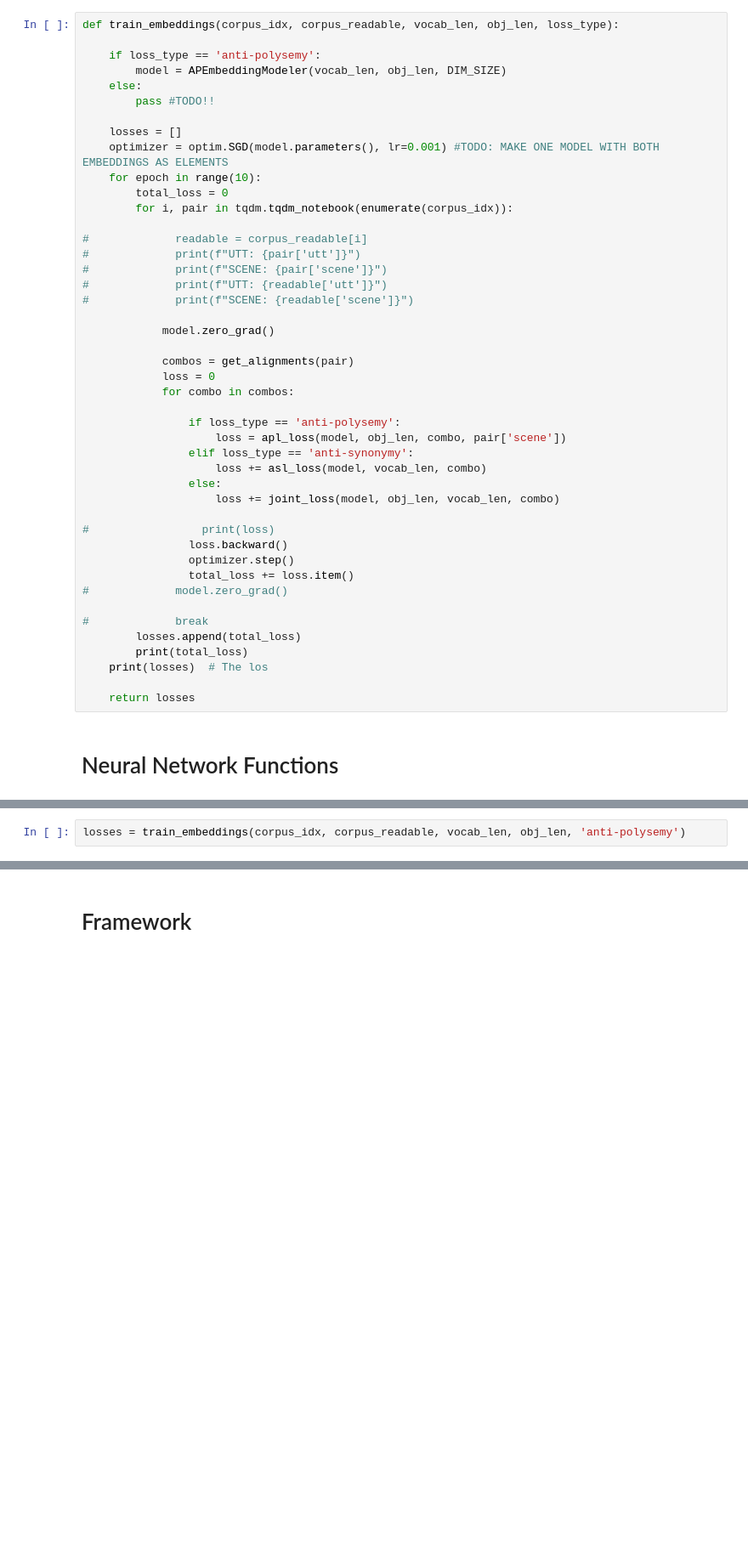
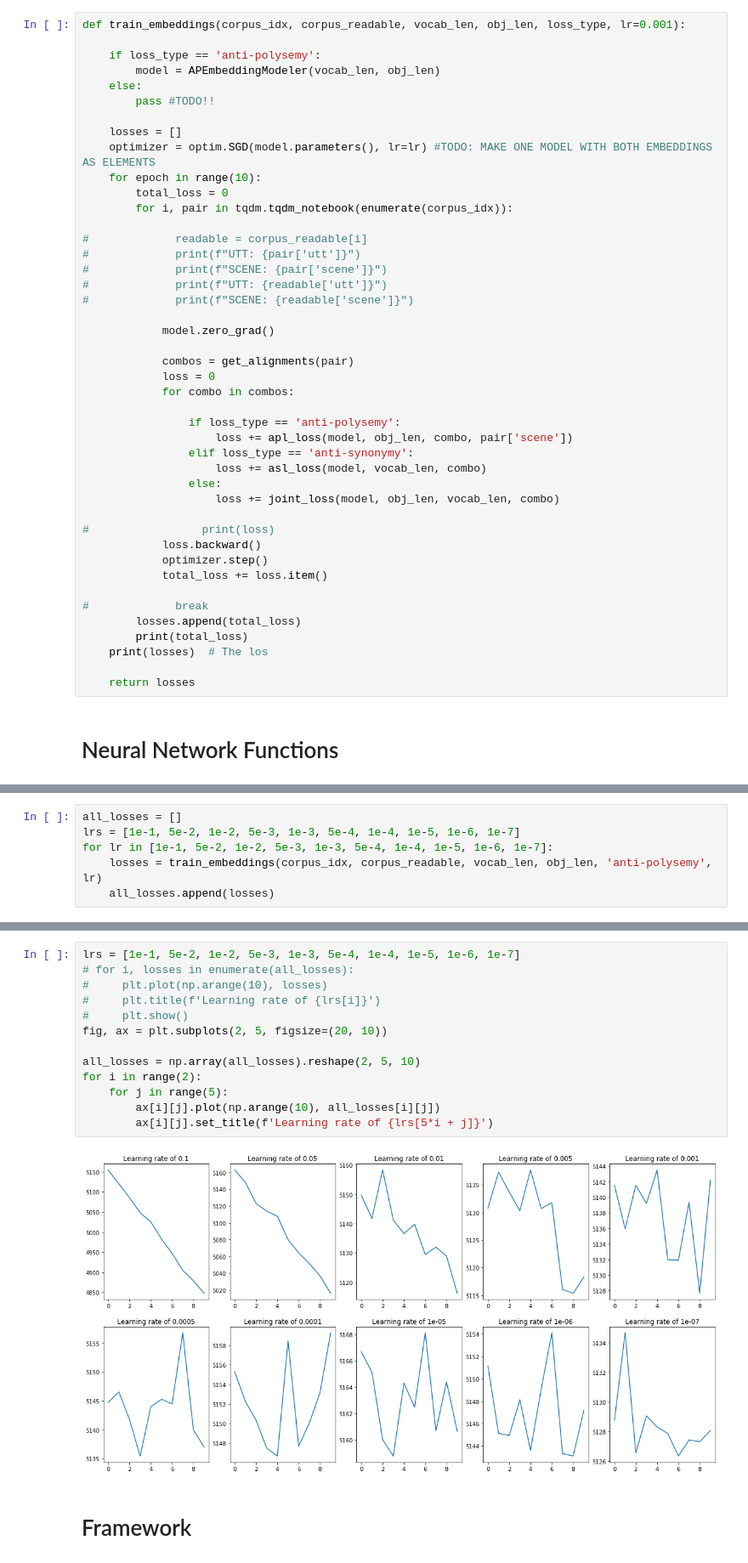
Before and after one commit to jaikaggarwal/PolysemyNN, a Jupyter notebook: Jai Workspace.ipynb, the cells around one changed output, grey strips where cells are left out. Shown: that part at 85% size. Saved outputs shown, nothing was run; the diff lists cells and outputs as text; blank space fills up the shorter version.

Commit message:
Updated learning rate

```diff
--- a/Jai Workspace.ipynb
+++ b/Jai Workspace.ipynb
@@ -120,13 +148,13 @@ class APEmbeddingModeler(nn.Module):
 # %%
-def train_embeddings(corpus_idx, corpus_readable, vocab_len, obj_len, loss_type):
+def train_embeddings(corpus_idx, corpus_readable, vocab_len, obj_len, loss_type, lr=0.001):
 
     if loss_type == 'anti-polysemy':
-        model = APEmbeddingModeler(vocab_len, obj_len, DIM_SIZE)
+        model = APEmbeddingModeler(vocab_len, obj_len)
     else:
         pass #TODO!!
 
     losses = []
-    optimizer = optim.SGD(model.parameters(), lr=0.001) #TODO: MAKE ONE MODEL WITH BOTH EMBEDDINGS AS ELEMENTS
+    optimizer = optim.SGD(model.parameters(), lr=lr) #TODO: MAKE ONE MODEL WITH BOTH EMBEDDINGS AS ELEMENTS
     for epoch in range(10):
         total_loss = 0
         for i, pair in tqdm.tqdm_notebook(enumerate(corpus_idx)):
@@ -144,17 +172,16 @@ def train_embeddings(corpus_idx, corpus_readable, vocab_len, obj_len, loss_type)
             for combo in combos:
 
                 if loss_type == 'anti-polysemy':
-                    loss = apl_loss(model, obj_len, combo, pair['scene'])
+                    loss += apl_loss(model, obj_len, combo, pair['scene'])
                 elif loss_type == 'anti-synonymy':
                     loss += asl_loss(model, vocab_len, combo)
                 else:
                     loss += joint_loss(model, obj_len, vocab_len, combo)
 
 #                 print(loss)
-                loss.backward()
-                optimizer.step()
-                total_loss += loss.item()
-#             model.zero_grad()
+            loss.backward()
+            optimizer.step()
+            total_loss += loss.item()
 
 #             break
         losses.append(total_loss)
@@ -195,5 +238,3 @@ def joint_loss(word_embeddings, object_embeddings, obj_len, vocab_len):
     pol_loss = apl_loss()
     syn_loss = asl_loss()
     return torch.add(pol_loss, syn_loss)
-# %%
-losses = train_embeddings(corpus_idx, corpus_readable, vocab_len, obj_len, 'anti-polysemy')
@@ -218,0 +241,6 @@ plt.plot(np.arange(10), losses)
+# %%
+all_losses = []
+lrs = [1e-1, 5e-2, 1e-2, 5e-3, 1e-3, 5e-4, 1e-4, 1e-5, 1e-6, 1e-7]
+for lr in [1e-1, 5e-2, 1e-2, 5e-3, 1e-3, 5e-4, 1e-4, 1e-5, 1e-6, 1e-7]:
+    losses = train_embeddings(corpus_idx, corpus_readable, vocab_len, obj_len, 'anti-polysemy', lr)
+    all_losses.append(losses)
@@ -219,3 +261,18 @@ plt.plot(np.arange(10), losses)
+# %%
+lrs = [1e-1, 5e-2, 1e-2, 5e-3, 1e-3, 5e-4, 1e-4, 1e-5, 1e-6, 1e-7]
+# for i, losses in enumerate(all_losses):
+#     plt.plot(np.arange(10), losses)
+#     plt.title(f'Learning rate of {lrs[i]}')
+#     plt.show()
+fig, ax = plt.subplots(2, 5, figsize=(20, 10))
+
+all_losses = np.array(all_losses).reshape(2, 5, 10)
+for i in range(2):
+    for j in range(5):
+        ax[i][j].plot(np.arange(10), all_losses[i][j])
+        ax[i][j].set_title(f'Learning rate of {lrs[5*i + j]}')
+# %% [output]
+[figure, added]
 # %% [markdown]
 # Framework
 # %%
```
Also changed, not shown: parts of 10 cells of this notebook.
